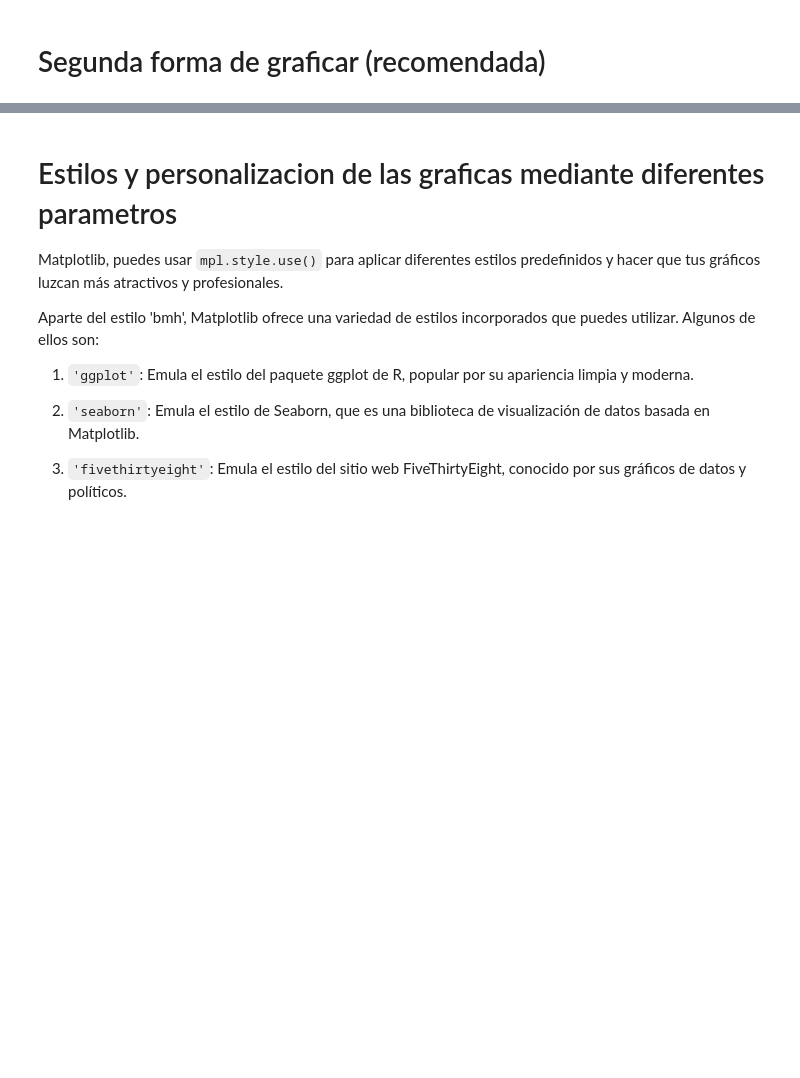
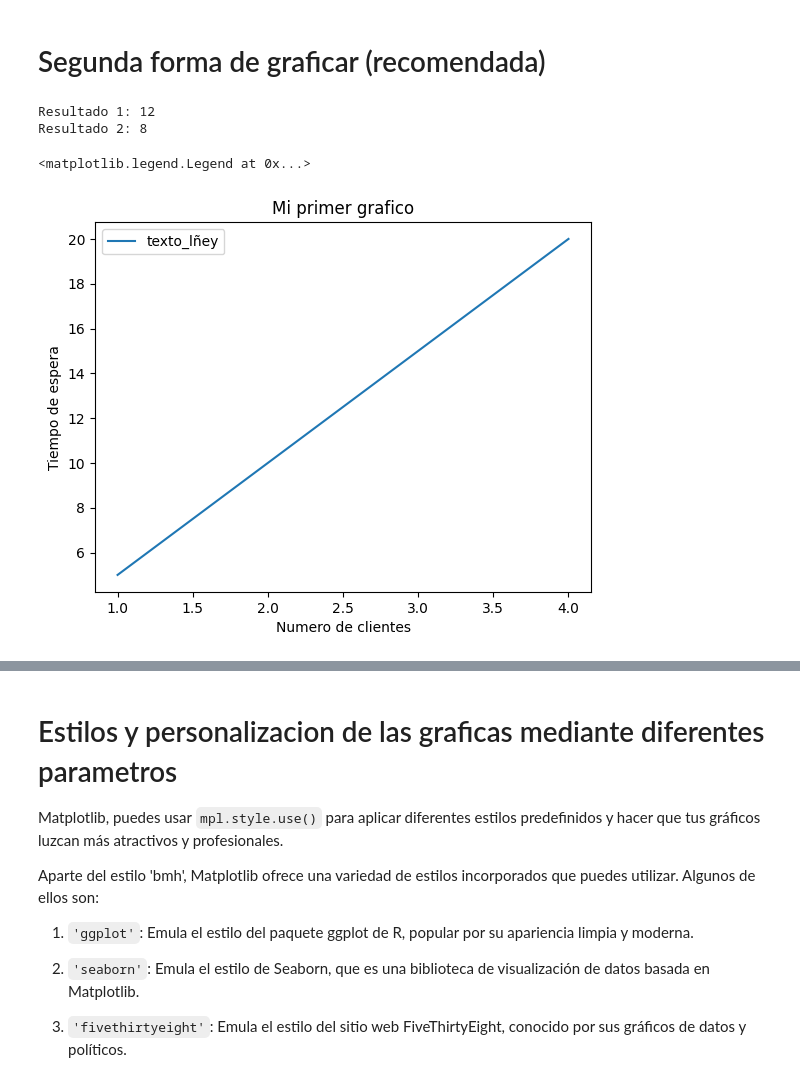
Before and after one commit to fergim92/medical-data-visualizer, a Jupyter notebook: teoria.ipynb, the cells around one changed output, grey strips where cells are left out. Saved outputs shown, nothing was run; the diff lists cells and outputs as text; code cells hidden in the pictures; blank space fills up the shorter version.

```diff
--- a/teoria.ipynb
+++ b/teoria.ipynb
@@ -191,3 +191,16 @@ plt.plot(x,y)
 [figure]
 # %% [markdown]
 # Segunda forma de graficar (recomendada)
+# %%
+#Entendiendo el concepto
+def operaciones(num1, num2):
+    suma = num1 + num2
+    resta = num1 - num2
+
+    return suma, resta   #En python podemos devolver 2 resultados
+
+resultado1, resultado2 = operaciones(10, 2)
+print(f"Resultado 1: {resultado1} \nResultado 2: {resultado2}")
+# %% [output]
+Resultado 1: 12
+Resultado 2: 8
@@ -193,0 +218,20 @@ plt.plot(x,y)
+# %%
+fig, ax = plt.subplots() #definir el lienzo u hoja en blanco
+
+#espacio para conf del grafico
+ax.set_xlabel('Numero de clientes')
+ax.set_ylabel('Tiempo de espera')
+ax.set_title('Mi primer grafico')
+
+x = [1,2,3,4]
+y = [5,10,15,20]
+#espacio para ejecucion de la grafica
+ax.plot(x,y)   #plot es el tipo de grafica ese lo cambiamos por el que querramos tortas,histogramas,etc
+
+
+
+#leyenda
+ax.legend(['texto_lñey'])
+# %% [output]
+<matplotlib.legend.Legend at 0x...>
+[figure, added]
```
Also changed, not shown: parts of 77 cells of this notebook, 1 other file.
